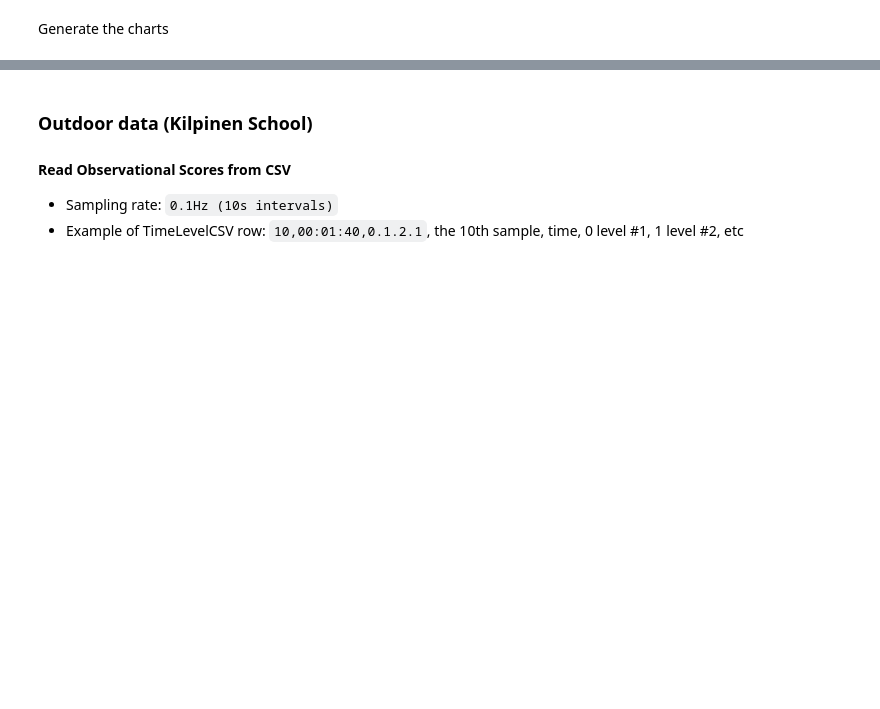
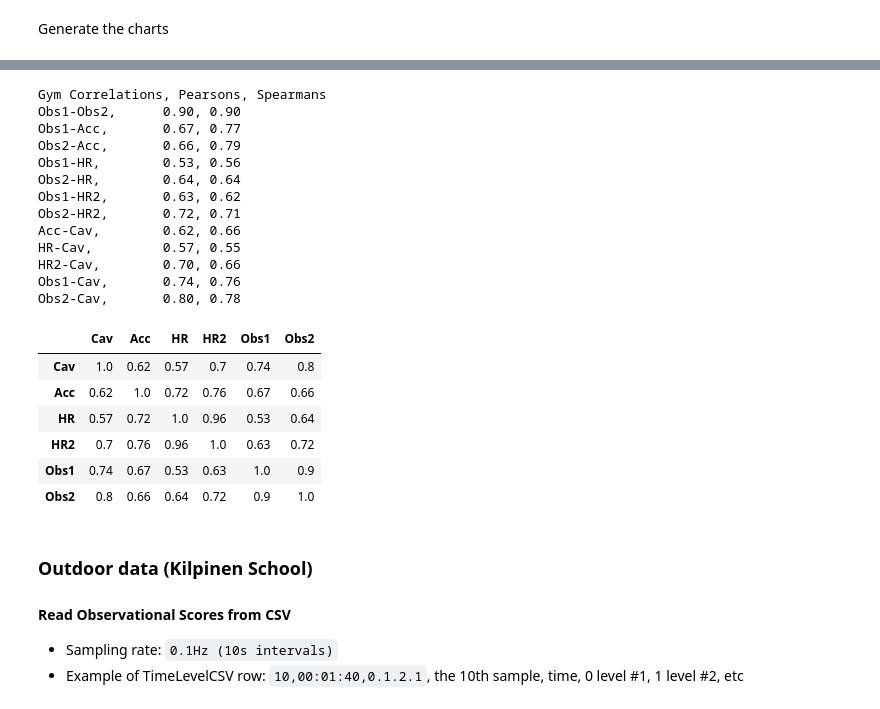
Before and after one commit to gregruthenbeck/cavapa-data, a Jupyter notebook: cavapa_data_jupyter_notebook.ipynb, the cells around one changed output, grey strips where cells are left out. Cells and saved outputs as stored; diff of their text form; code cells hidden in the pictures; blank space fills up the shorter version.

Commit message:
HR* added. Styled Corr-Matrix added

```diff
--- a/cavapa_data_jupyter_notebook.ipynb
+++ b/cavapa_data_jupyter_notebook.ipynb
@@ -114,3 +103,51 @@ plt.show()
+# %%
+
+
+writeDictToCSV('output/gym.csv', 'CAVAPA JYU. Greg Ruthenbeck. 20min @0.1Hz (10s intervals).', gymData)
+
+gymData = trimToSameLen(gymData, 116) # remove last few samples because no participants are visible
+print('Gym Correlations, Pearsons, Spearmans')
+printCorrelation({ k: gymData[k] for k in ['Obs1', 'Obs2'] })
+printCorrelation({ k: gymData[k] for k in ['Obs1', 'Acc'] })
+printCorrelation({ k: gymData[k] for k in ['Obs2', 'Acc'] })
+printCorrelation({ k: gymData[k] for k in ['Obs1', 'HR'] })
+printCorrelation({ k: gymData[k] for k in ['Obs2', 'HR'] })
+printCorrelation({ k: gymData[k] for k in ['Obs1', 'HR2'] })
+printCorrelation({ k: gymData[k] for k in ['Obs2', 'HR2'] })
+printCorrelation({ k: gymData[k] for k in ['Acc', 'Cav'] })
+printCorrelation({ k: gymData[k] for k in ['HR', 'Cav'] })
+printCorrelation({ k: gymData[k] for k in ['HR2', 'Cav'] })
+printCorrelation({ k: gymData[k] for k in ['Obs1', 'Cav'] })
+printCorrelation({ k: gymData[k] for k in ['Obs2', 'Cav'] })
+
+# Check correlation of HR left-shifted 1 to 100 seconds
+# for i in range(0,10):
+#     gymData['HR2'] = offsetSeries(gymData['HR2'], 1)
+#     printCorrelation({ k: gymData[k] for k in ['Obs2', 'HR2'] })
+
+gymCorr = pd.DataFrame.from_dict(gymData).corr()
+gymCorr.round(2).style.format("{:.2}")
+# %% [output]
+Gym Correlations, Pearsons, Spearmans
+Obs1-Obs2,      0.90, 0.90
+Obs1-Acc,       0.67, 0.77
+Obs2-Acc,       0.66, 0.79
+Obs1-HR,        0.53, 0.56
+Obs2-HR,        0.64, 0.64
+Obs1-HR2,       0.63, 0.62
+Obs2-HR2,       0.72, 0.71
+Acc-Cav,        0.62, 0.66
+HR-Cav,         0.57, 0.55
+HR2-Cav,        0.70, 0.66
+Obs1-Cav,       0.74, 0.76
+Obs2-Cav,       0.80, 0.78
+|  | Cav | Acc | HR | HR2 | Obs1 | Obs2 |
+| Cav | 1.0 | 0.62 | 0.57 | 0.7 | 0.74 | 0.8 |
+| Acc | 0.62 | 1.0 | 0.72 | 0.76 | 0.67 | 0.66 |
+| HR | 0.57 | 0.72 | 1.0 | 0.96 | 0.53 | 0.64 |
+| HR2 | 0.7 | 0.76 | 0.96 | 1.0 | 0.63 | 0.72 |
+| Obs1 | 0.74 | 0.67 | 0.53 | 0.63 | 1.0 | 0.9 |
+| Obs2 | 0.8 | 0.66 | 0.64 | 0.72 | 0.9 | 1.0 |
 # %% [markdown]
 ### Outdoor data (Kilpinen School)
 
```
Also changed, not shown: parts of 6 cells of this notebook, 8 other files.
